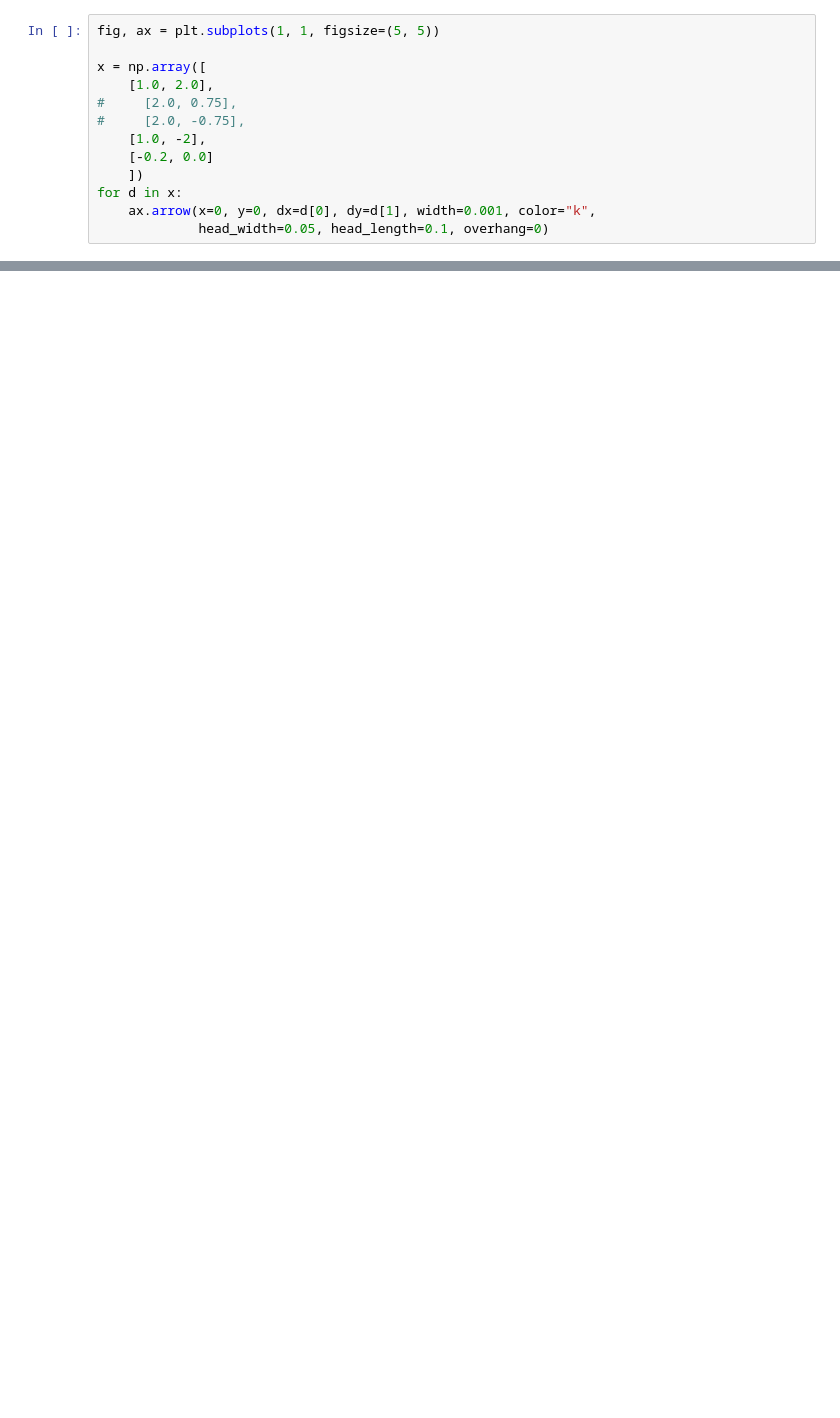
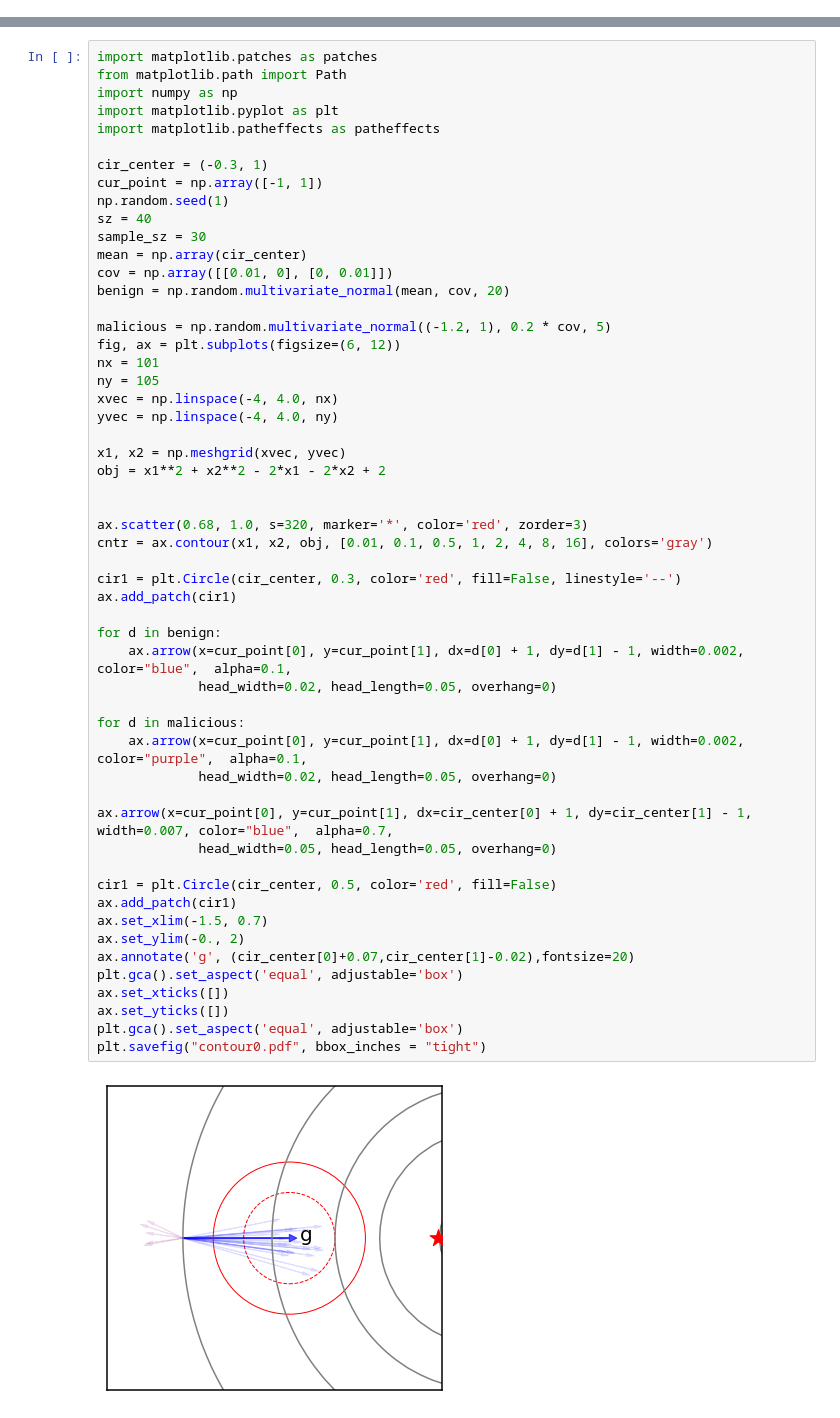
Before and after one commit to lishenghui/blades, a Jupyter notebook: others/example/main.ipynb, the cells around one changed output, grey strips where cells are left out. Saved outputs shown, nothing was run; the diff lists cells and outputs as text; blank space fills up the shorter version.

```diff
--- a/others/example/main.ipynb
+++ b/others/example/main.ipynb
@@ -21,13 +0,0 @@ from sklearn.decomposition import PCA
-# %%
-fig, ax = plt.subplots(1, 1, figsize=(5, 5))
-
-x = np.array([
-    [1.0, 2.0],
-#     [2.0, 0.75],
-#     [2.0, -0.75],
-    [1.0, -2],
-    [-0.2, 0.0]
-    ])
-for d in x:
-    ax.arrow(x=0, y=0, dx=d[0], dy=d[1], width=0.001, color="k",
-             head_width=0.05, head_length=0.1, overhang=0)
@@ -35,0 +1,56 @@ for d in x:
+# %%
+import matplotlib.patches as patches
+from matplotlib.path import Path
+import numpy as np
+import matplotlib.pyplot as plt
+import matplotlib.patheffects as patheffects
+
+cir_center = (-0.3, 1)
+cur_point = np.array([-1, 1])
+np.random.seed(1)
+sz = 40
+sample_sz = 30
+mean = np.array(cir_center)
+cov = np.array([[0.01, 0], [0, 0.01]])
+benign = np.random.multivariate_normal(mean, cov, 20)
+
+malicious = np.random.multivariate_normal((-1.2, 1), 0.2 * cov, 5)
+fig, ax = plt.subplots(figsize=(6, 12))
+nx = 101
+ny = 105
+xvec = np.linspace(-4, 4.0, nx)
+yvec = np.linspace(-4, 4.0, ny)
+
+x1, x2 = np.meshgrid(xvec, yvec)
+obj = x1**2 + x2**2 - 2*x1 - 2*x2 + 2
+
+
+ax.scatter(0.68, 1.0, s=320, marker='*', color='red', zorder=3)
+cntr = ax.contour(x1, x2, obj, [0.01, 0.1, 0.5, 1, 2, 4, 8, 16], colors='gray')
+
+cir1 = plt.Circle(cir_center, 0.3, color='red', fill=False, linestyle='--')
+ax.add_patch(cir1)
+
+for d in benign:
+    ax.arrow(x=cur_point[0], y=cur_point[1], dx=d[0] + 1, dy=d[1] - 1, width=0.002, color="blue",  alpha=0.1,
+             head_width=0.02, head_length=0.05, overhang=0)
+
+for d in malicious:
+    ax.arrow(x=cur_point[0], y=cur_point[1], dx=d[0] + 1, dy=d[1] - 1, width=0.002, color="purple",  alpha=0.1,
+             head_width=0.02, head_length=0.05, overhang=0)
+
+ax.arrow(x=cur_point[0], y=cur_point[1], dx=cir_center[0] + 1, dy=cir_center[1] - 1, width=0.007, color="blue",  alpha=0.7,
+             head_width=0.05, head_length=0.05, overhang=0)
+
+cir1 = plt.Circle(cir_center, 0.5, color='red', fill=False)
+ax.add_patch(cir1)
+ax.set_xlim(-1.5, 0.7)
+ax.set_ylim(-0., 2)
+ax.annotate('g', (cir_center[0]+0.07,cir_center[1]-0.02),fontsize=20)
+plt.gca().set_aspect('equal', adjustable='box')
+ax.set_xticks([])
+ax.set_yticks([])
+plt.gca().set_aspect('equal', adjustable='box')
+plt.savefig("contour0.pdf", bbox_inches = "tight")
+# %% [output]
+[figure, added]
```
Also changed, not shown: parts of 3 cells of this notebook, 3 other files.
